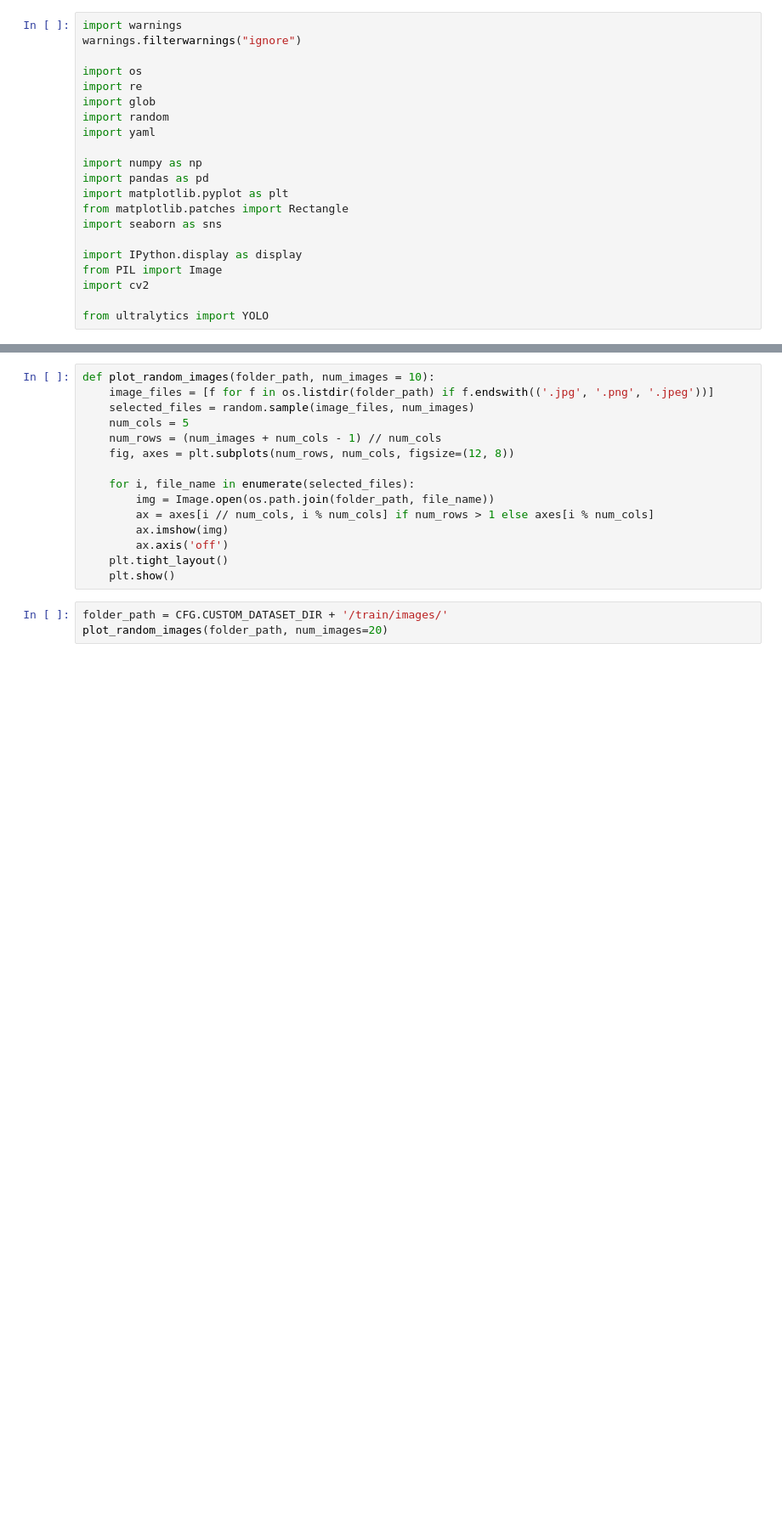
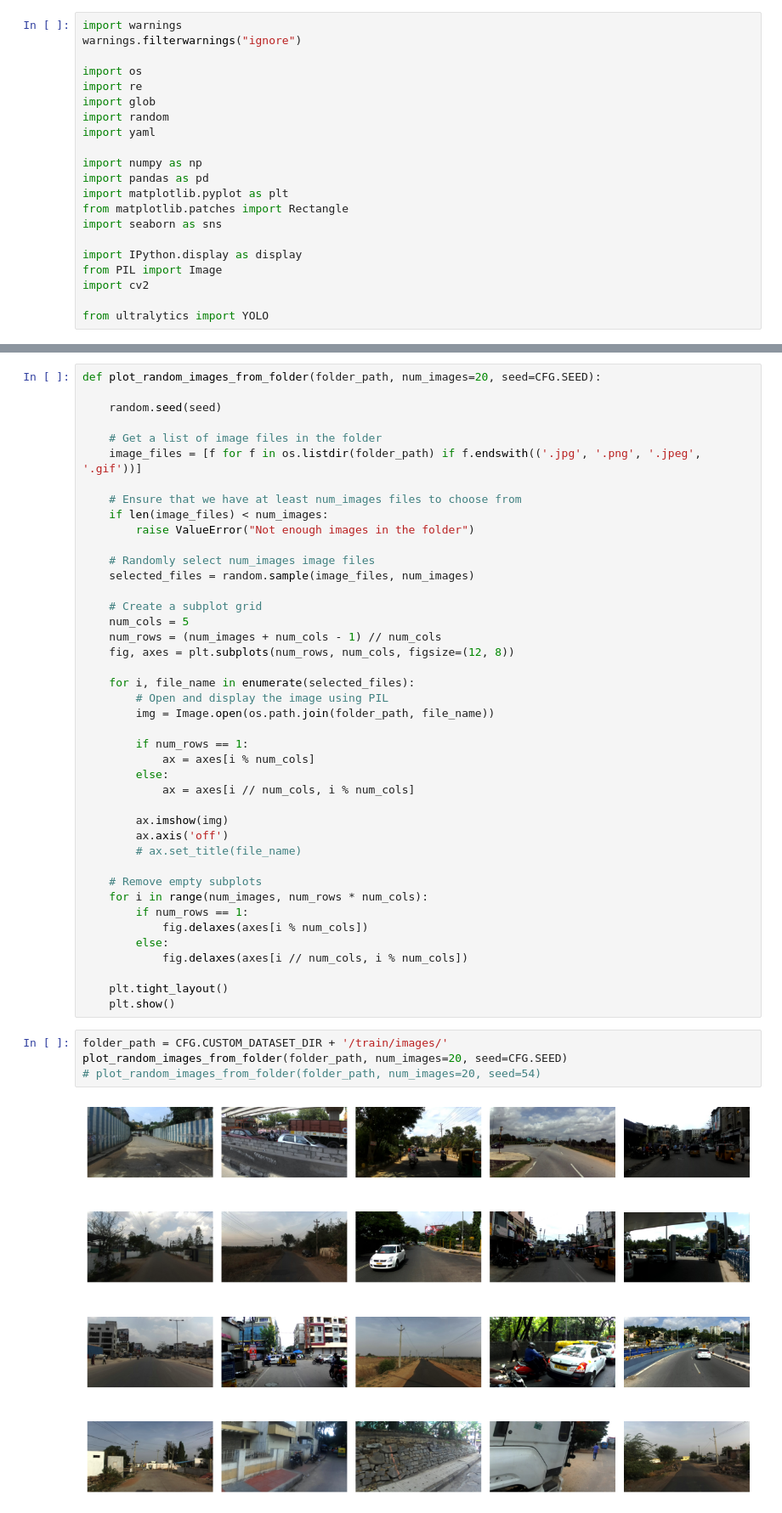
Before and after one commit to rajnandurkar/Object-Detection-on-Indian-Driving-Dataset-IDD-using-YOLOv11, a Jupyter notebook: notebook.ipynb, the cells around one changed output, grey strips where cells are left out. Shown at 85% size. Cells and saved outputs as stored; diff of their text form; blank space fills up the shorter version.

```diff
--- a/notebook.ipynb
+++ b/notebook.ipynb
@@ -120,18 +188,48 @@ display_image(example_image_path, print_info = True, hide_axis = False)
 # %%
-def plot_random_images(folder_path, num_images = 10):
-    image_files = [f for f in os.listdir(folder_path) if f.endswith(('.jpg', '.png', '.jpeg'))]
+def plot_random_images_from_folder(folder_path, num_images=20, seed=CFG.SEED):
+
+    random.seed(seed)
+
+    # Get a list of image files in the folder
+    image_files = [f for f in os.listdir(folder_path) if f.endswith(('.jpg', '.png', '.jpeg', '.gif'))]
+
+    # Ensure that we have at least num_images files to choose from
+    if len(image_files) < num_images:
+        raise ValueError("Not enough images in the folder")
+
+    # Randomly select num_images image files
     selected_files = random.sample(image_files, num_images)
+
+    # Create a subplot grid
     num_cols = 5
     num_rows = (num_images + num_cols - 1) // num_cols
     fig, axes = plt.subplots(num_rows, num_cols, figsize=(12, 8))
 
     for i, file_name in enumerate(selected_files):
+        # Open and display the image using PIL
         img = Image.open(os.path.join(folder_path, file_name))
-        ax = axes[i // num_cols, i % num_cols] if num_rows > 1 else axes[i % num_cols]
+
+        if num_rows == 1:
+            ax = axes[i % num_cols]
+        else:
+            ax = axes[i // num_cols, i % num_cols]
+
         ax.imshow(img)
         ax.axis('off')
+        # ax.set_title(file_name)
+
+    # Remove empty subplots
+    for i in range(num_images, num_rows * num_cols):
+        if num_rows == 1:
+            fig.delaxes(axes[i % num_cols])
+        else:
+            fig.delaxes(axes[i // num_cols, i % num_cols])
+
     plt.tight_layout()
     plt.show()
 # %%
 folder_path = CFG.CUSTOM_DATASET_DIR + '/train/images/'
-plot_random_images(folder_path, num_images=20)
+plot_random_images_from_folder(folder_path, num_images=20, seed=CFG.SEED)
+# plot_random_images_from_folder(folder_path, num_images=20, seed=54)
+# %% [output]
+[figure, added]
```
Also changed, not shown: parts of 24 cells of this notebook.
